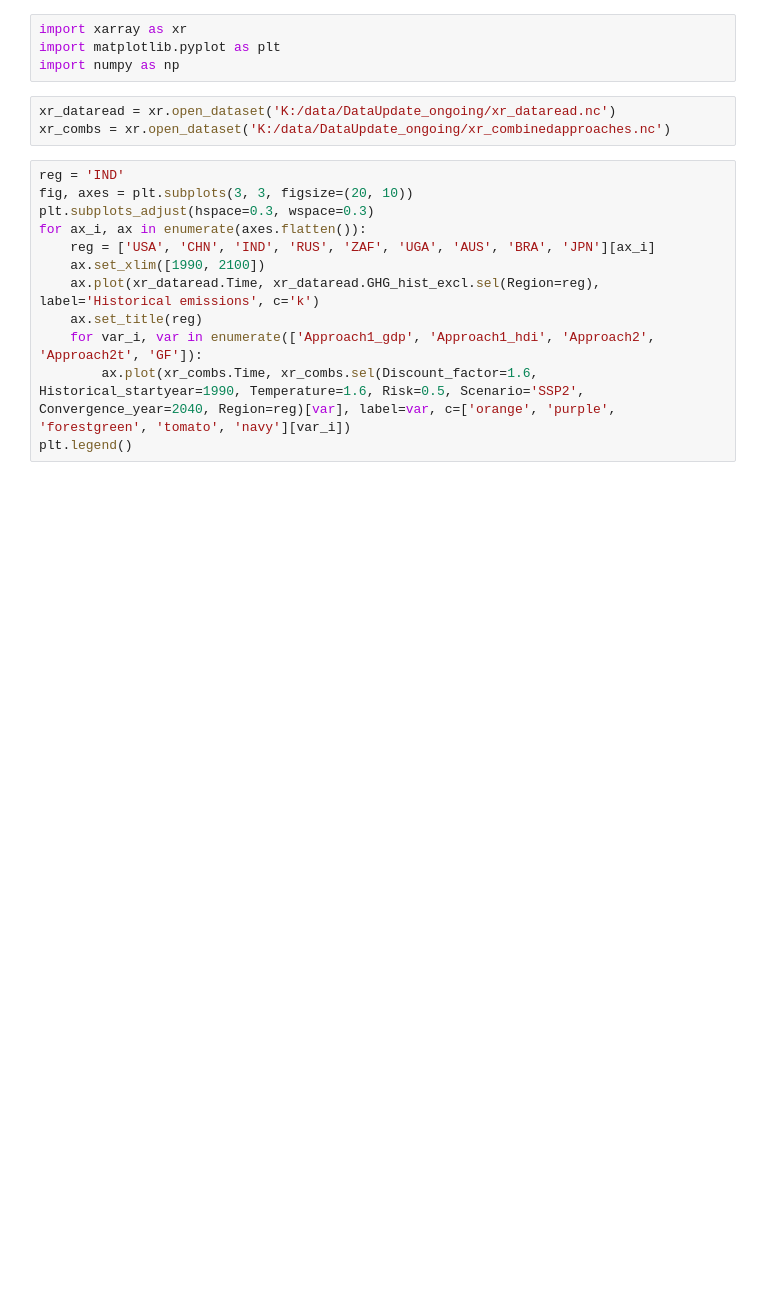
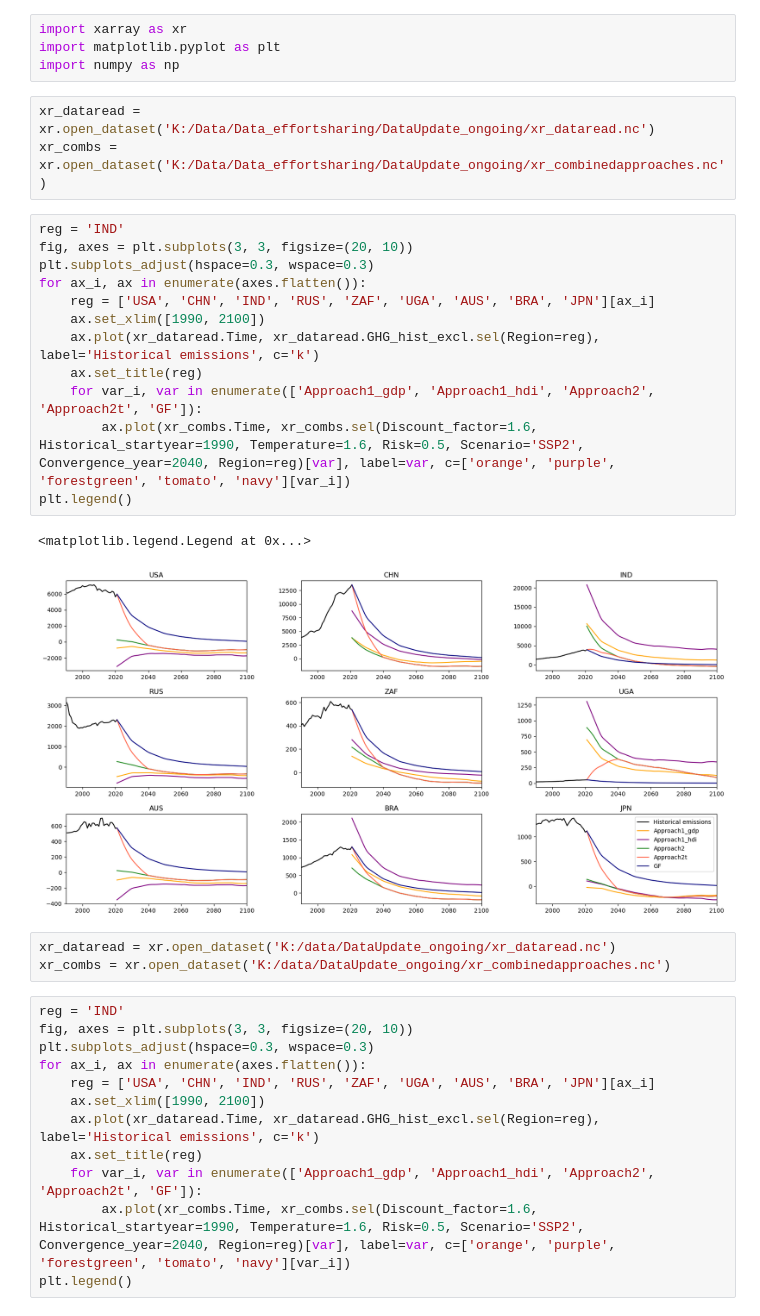
Before and after one commit to imagepbl/effort-sharing, a Jupyter notebook: Plotting/Paper_Yann/Figure_comparison.ipynb, the cells around one changed output. Saved outputs shown, nothing was run; the diff lists cells and outputs as text; blank space fills up the shorter version.

```diff
--- a/Plotting/Paper_Yann/Figure_comparison.ipynb
+++ b/Plotting/Paper_Yann/Figure_comparison.ipynb
@@ -2,6 +2,24 @@
 import xarray as xr
 import matplotlib.pyplot as plt
 import numpy as np
+# %%
+xr_dataread = xr.open_dataset('K:/Data/Data_effortsharing/DataUpdate_ongoing/xr_dataread.nc')
+xr_combs = xr.open_dataset('K:/Data/Data_effortsharing/DataUpdate_ongoing/xr_combinedapproaches.nc')
+# %%
+reg = 'IND'
+fig, axes = plt.subplots(3, 3, figsize=(20, 10))
+plt.subplots_adjust(hspace=0.3, wspace=0.3)
+for ax_i, ax in enumerate(axes.flatten()):
+    reg = ['USA', 'CHN', 'IND', 'RUS', 'ZAF', 'UGA', 'AUS', 'BRA', 'JPN'][ax_i]
+    ax.set_xlim([1990, 2100])
+    ax.plot(xr_dataread.Time, xr_dataread.GHG_hist_excl.sel(Region=reg), label='Historical emissions', c='k')
+    ax.set_title(reg)
+    for var_i, var in enumerate(['Approach1_gdp', 'Approach1_hdi', 'Approach2', 'Approach2t', 'GF']):
+        ax.plot(xr_combs.Time, xr_combs.sel(Discount_factor=1.6, Historical_startyear=1990, Temperature=1.6, Risk=0.5, Scenario='SSP2', Convergence_year=2040, Region=reg)[var], label=var, c=['orange', 'purple', 'forestgreen', 'tomato', 'navy'][var_i])
+plt.legend()
+# %% [output]
+<matplotlib.legend.Legend at 0x...>
+[figure, added]
 # %%
 xr_dataread = xr.open_dataset('K:/data/DataUpdate_ongoing/xr_dataread.nc')
 xr_combs = xr.open_dataset('K:/data/DataUpdate_ongoing/xr_combinedapproaches.nc')
```
Also changed, not shown: 6 other files.
